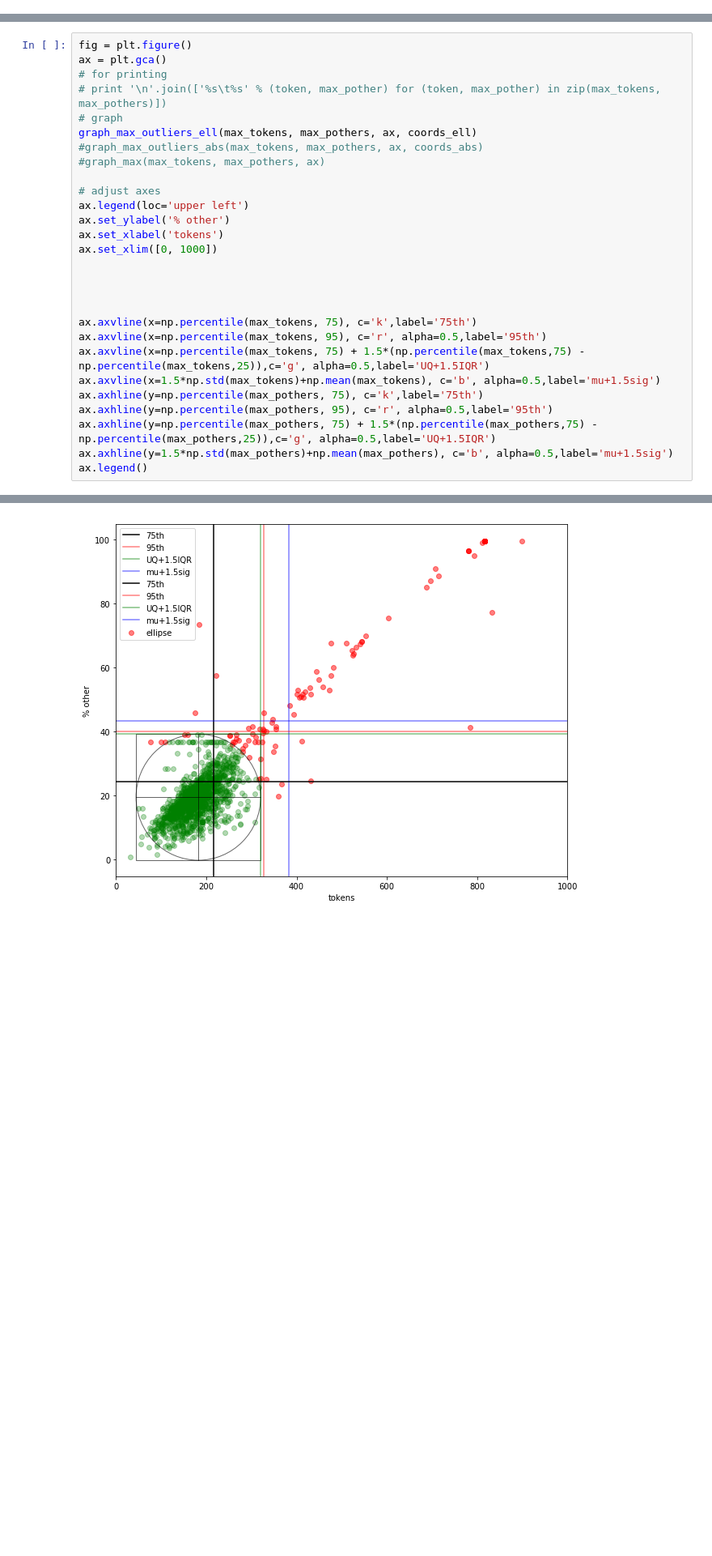
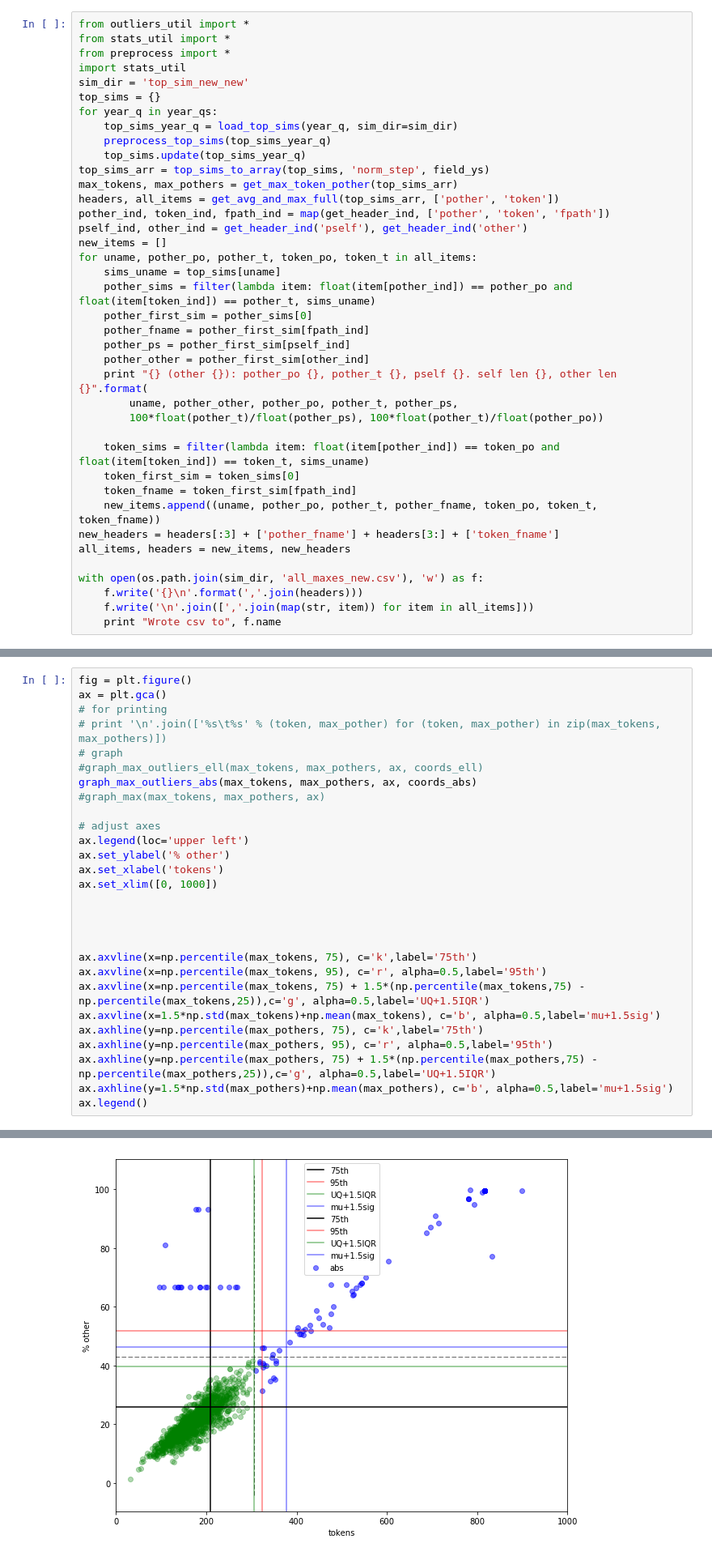
Before and after one commit to chrispiech/SocialTrajectory, a Jupyter notebook: outliers.ipynb, the cells around one changed output, grey strips where cells are left out. Shown at 81% size. Cells and saved outputs as stored; diff of their text form; blank space fills up the shorter version.

```diff
--- a/outliers.ipynb
+++ b/outliers.ipynb
@@ -58,0 +133,39 @@ max_tokens, max_pothers = get_max_token_pother(top_sims_arr)
+# %%
+from outliers_util import *
+from stats_util import *
+from preprocess import *
+import stats_util
+sim_dir = 'top_sim_new_new'
+top_sims = {}
+for year_q in year_qs:
+    top_sims_year_q = load_top_sims(year_q, sim_dir=sim_dir)
+    preprocess_top_sims(top_sims_year_q)
+    top_sims.update(top_sims_year_q)
+top_sims_arr = top_sims_to_array(top_sims, 'norm_step', field_ys)
+max_tokens, max_pothers = get_max_token_pother(top_sims_arr)
+headers, all_items = get_avg_and_max_full(top_sims_arr, ['pother', 'token'])
+pother_ind, token_ind, fpath_ind = map(get_header_ind, ['pother', 'token', 'fpath'])
+pself_ind, other_ind = get_header_ind('pself'), get_header_ind('other')
+new_items = []
+for uname, pother_po, pother_t, token_po, token_t in all_items:
+    sims_uname = top_sims[uname]
+    pother_sims = filter(lambda item: float(item[pother_ind]) == pother_po and float(item[token_ind]) == pother_t, sims_uname)
+    pother_first_sim = pother_sims[0]
+    pother_fname = pother_first_sim[fpath_ind]
+    pother_ps = pother_first_sim[pself_ind]
+    pother_other = pother_first_sim[other_ind]
+    print "{} (other {}): pother_po {}, pother_t {}, pself {}. self len {}, other len {}".format(
+        uname, pother_other, pother_po, pother_t, pother_ps,
+        100*float(pother_t)/float(pother_ps), 100*float(pother_t)/float(pother_po))
+
+    token_sims = filter(lambda item: float(item[pother_ind]) == token_po and float(item[token_ind]) == token_t, sims_uname)
+    token_first_sim = token_sims[0]
+    token_fname = token_first_sim[fpath_ind]
+    new_items.append((uname, pother_po, pother_t, pother_fname, token_po, token_t, token_fname))
+new_headers = headers[:3] + ['pother_fname'] + headers[3:] + ['token_fname']
+all_items, headers = new_items, new_headers
+
+with open(os.path.join(sim_dir, 'all_maxes_new.csv'), 'w') as f:
+    f.write('{}\n'.format(','.join(headers)))
+    f.write('\n'.join([','.join(map(str, item)) for item in all_items]))
+    print "Wrote csv to", f.name
@@ -147,34 +448,34 @@ Wrote outlier params to /Users/Lisa/Research/repos/socialTrajectory/top_sim/abs_
 # %%
 fig = plt.figure()
 ax = plt.gca()
 # for printing
 # print '\n'.join(['%s\t%s' % (token, max_pother) for (token, max_pother) in zip(max_tokens, max_pothers)])
 # graph
-graph_max_outliers_ell(max_tokens, max_pothers, ax, coords_ell)
-#graph_max_outliers_abs(max_tokens, max_pothers, ax, coords_abs)
+#graph_max_outliers_ell(max_tokens, max_pothers, ax, coords_ell)
+graph_max_outliers_abs(max_tokens, max_pothers, ax, coords_abs)
 #graph_max(max_tokens, max_pothers, ax)
 
 # adjust axes
 ax.legend(loc='upper left')
 ax.set_ylabel('% other')
 ax.set_xlabel('tokens')
 ax.set_xlim([0, 1000])
 
 
 
 
 ax.axvline(x=np.percentile(max_tokens, 75), c='k',label='75th')
 ax.axvline(x=np.percentile(max_tokens, 95), c='r', alpha=0.5,label='95th')
 ax.axvline(x=np.percentile(max_tokens, 75) + 1.5*(np.percentile(max_tokens,75) - np.percentile(max_tokens,25)),c='g', alpha=0.5,label='UQ+1.5IQR')
 ax.axvline(x=1.5*np.std(max_tokens)+np.mean(max_tokens), c='b', alpha=0.5,label='mu+1.5sig')
 ax.axhline(y=np.percentile(max_pothers, 75), c='k',label='75th')
 ax.axhline(y=np.percentile(max_pothers, 95), c='r', alpha=0.5,label='95th')
 ax.axhline(y=np.percentile(max_pothers, 75) + 1.5*(np.percentile(max_pothers,75) - np.percentile(max_pothers,25)),c='g', alpha=0.5,label='UQ+1.5IQR')
 ax.axhline(y=1.5*np.std(max_pothers)+np.mean(max_pothers), c='b', alpha=0.5,label='mu+1.5sig')
 ax.legend()
 # %% [output]
 <matplotlib.legend.Legend at 0x...>
-[figure, old version]
+[figure, new version]
 # %%
 def plot_outliers_over_time(top_sims_arr, coords, axs, use_abs=False):
     alpha_out = 0.5
```
Also changed, not shown: parts of 12 cells of this notebook, 8 other files.
